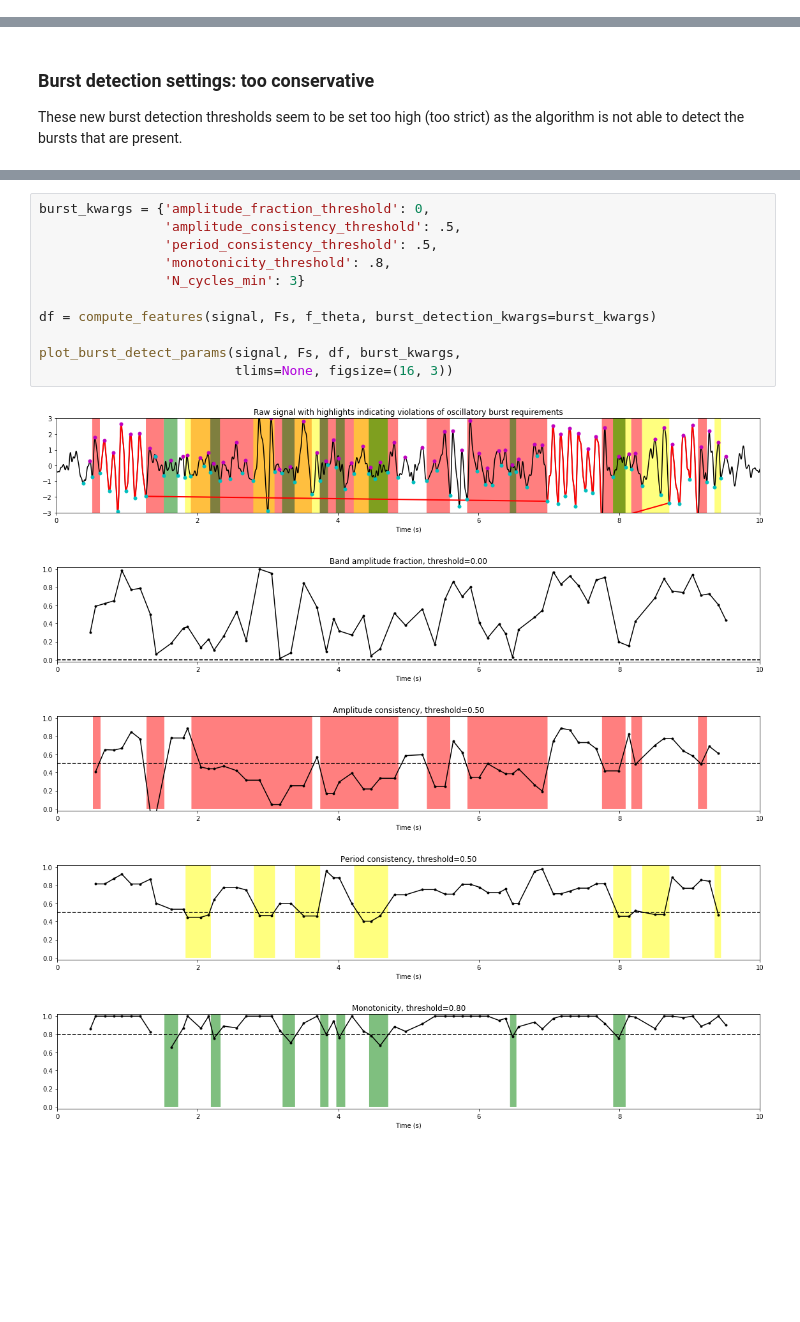
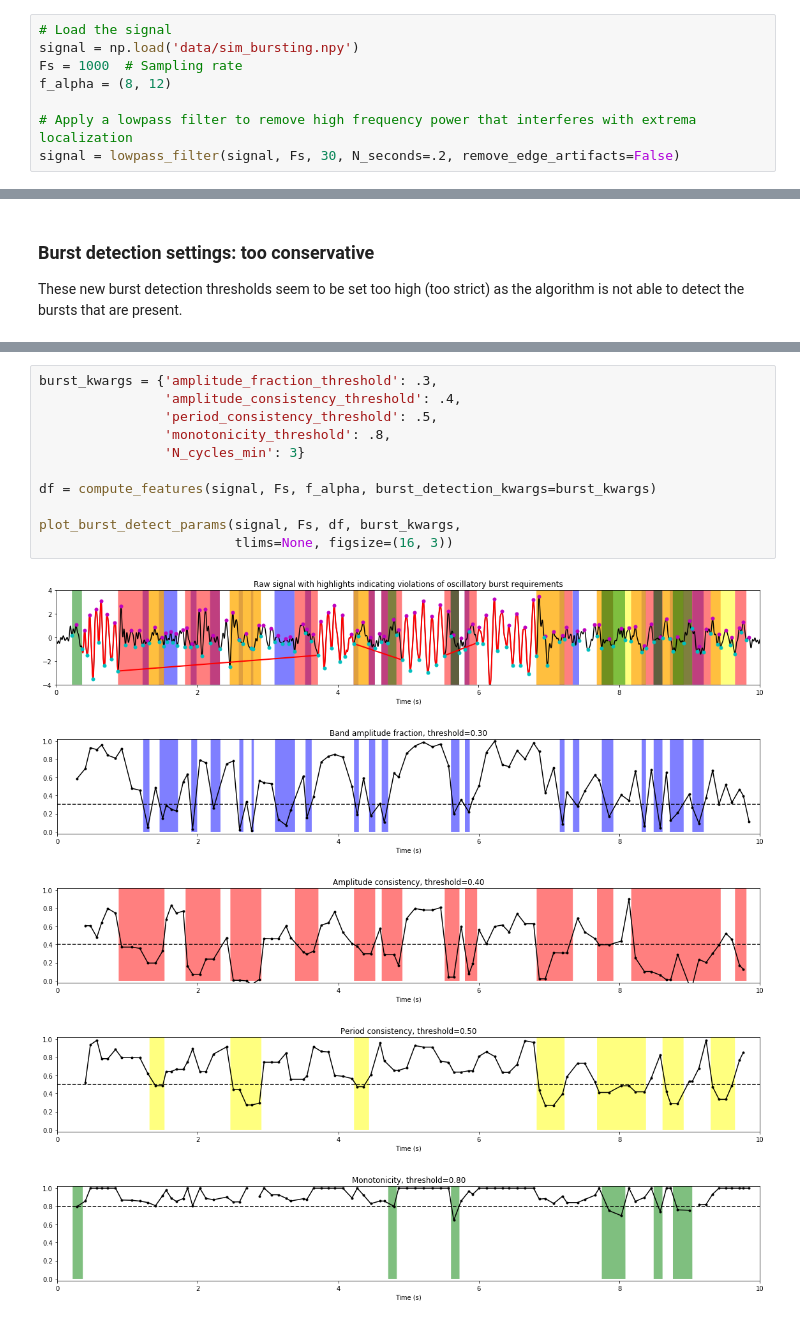
Before and after one commit to bycycle-tools/bycycle, a Jupyter notebook: tutorials/1_Cycle-by-cycle algorithm.ipynb, the cells around one changed output, grey strips where cells are left out. Saved outputs shown, nothing was run; the diff lists cells and outputs as text; blank space fills up the shorter version.

```diff
--- a/tutorials/1_Cycle-by-cycle algorithm.ipynb
+++ b/tutorials/1_Cycle-by-cycle algorithm.ipynb
@@ -169,3 +158,11 @@ signal = lowpass_filter(signal, Fs, 25, N_seconds=.2, remove_edge_artifacts=Fals
+# %%
+# Load the signal
+signal = np.load('data/sim_bursting.npy')
+Fs = 1000  # Sampling rate
+f_alpha = (8, 12)
+
+# Apply a lowpass filter to remove high frequency power that interferes with extrema localization
+signal = lowpass_filter(signal, Fs, 30, N_seconds=.2, remove_edge_artifacts=False)
 # %% [markdown]
 ### Visualizing burst detection settings
 Below, we visualize how the burst detector determined which cycles were part of an oscillatory burst. The top plot shows a markup of the time series. The portions of the signal in red were determined to be parts of bursts. Signals in black were not part of bursts. Magenta and cyan dots denote detected peaks and troughs, respectively. Highlights indicate cycles marked as not part of a burst because they did not meet certain thresholds:
@@ -223,17 +222,17 @@ The conservative thresholds were then lowered, and we can see now that the algor
 # %%
-burst_kwargs = {'amplitude_fraction_threshold': 0,
-                'amplitude_consistency_threshold': .5,
+burst_kwargs = {'amplitude_fraction_threshold': .3,
+                'amplitude_consistency_threshold': .4,
                 'period_consistency_threshold': .5,
                 'monotonicity_threshold': .8,
                 'N_cycles_min': 3}
 
-df = compute_features(signal, Fs, f_theta, burst_detection_kwargs=burst_kwargs)
+df = compute_features(signal, Fs, f_alpha, burst_detection_kwargs=burst_kwargs)
 
 plot_burst_detect_params(signal, Fs, df, burst_kwargs,
                          tlims=None, figsize=(16, 3))
 # %% [output]
-[figure, old version]
+[figure, new version]
-[figure, old version]
+[figure, new version]
-[figure, old version]
+[figure, new version]
-[figure, old version]
+[figure, new version]
-[figure, old version]
+[figure, new version]
```
Also changed, not shown: parts of 7 cells of this notebook, 18 other files.
